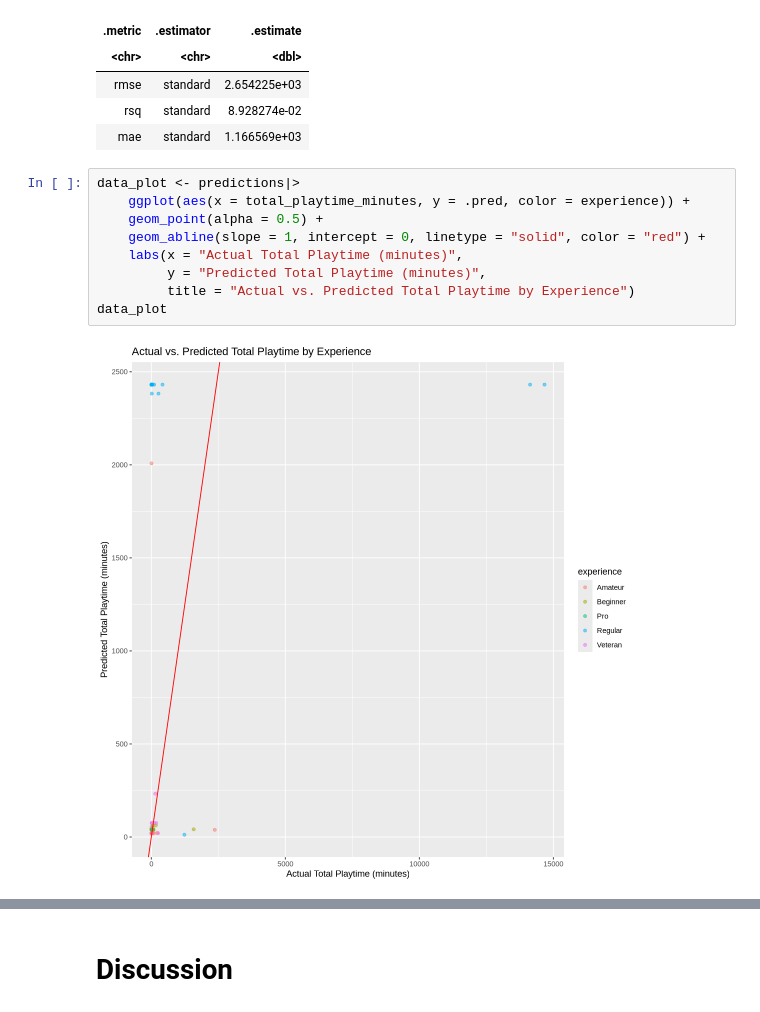
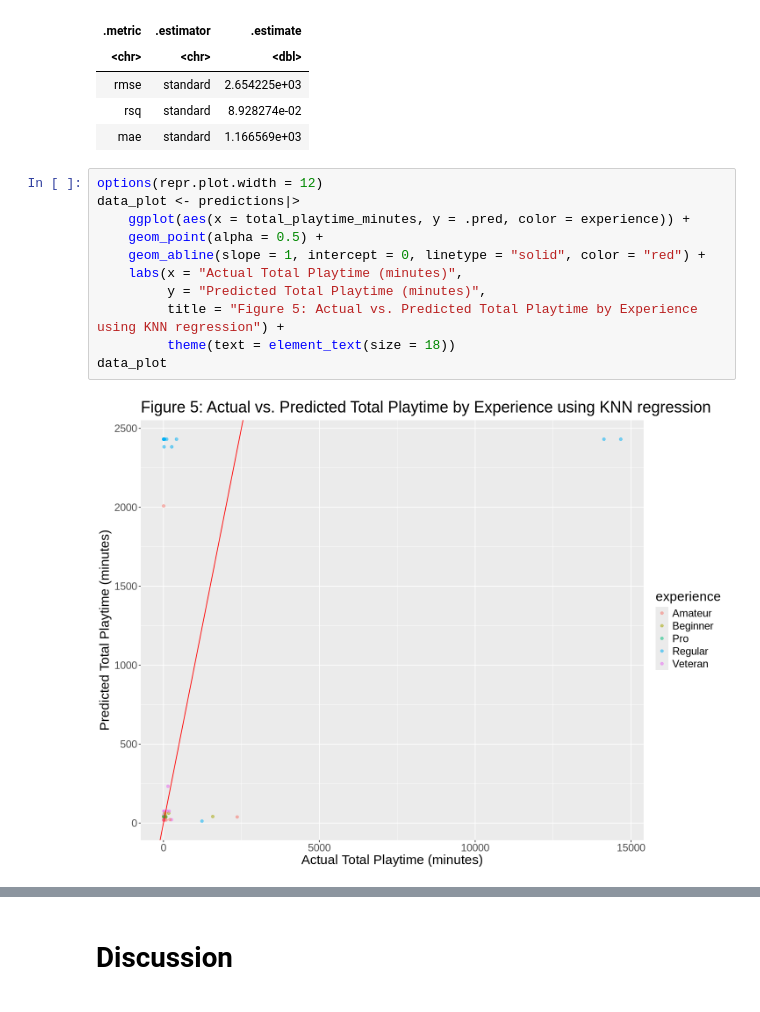
Before and after one commit to arevaura/dsci-100-2024w2-group-9, a Jupyter notebook: DSCI 100 007 - Group 9 Final Report.ipynb, the cells around one changed output, grey strips where cells are left out. Saved outputs shown, nothing was run; the diff lists cells and outputs as text.

```diff
--- a/DSCI 100 007 - Group 9 Final Report.ipynb
+++ b/DSCI 100 007 - Group 9 Final Report.ipynb
@@ -425,14 +422,16 @@ A tibble: 3 × 3
 | rsq | standard | 8.928274e-02 |
 | mae | standard | 1.166569e+03 |
 # %%
+options(repr.plot.width = 12)
 data_plot <- predictions|>
     ggplot(aes(x = total_playtime_minutes, y = .pred, color = experience)) +
     geom_point(alpha = 0.5) +
     geom_abline(slope = 1, intercept = 0, linetype = "solid", color = "red") +
     labs(x = "Actual Total Playtime (minutes)",
          y = "Predicted Total Playtime (minutes)",
-         title = "Actual vs. Predicted Total Playtime by Experience")
+         title = "Figure 5: Actual vs. Predicted Total Playtime by Experience using KNN regression") +
+         theme(text = element_text(size = 18))
 data_plot
 # %% [output]
-[figure, old version]
+[figure, new version]
 # %%
```
Also changed, not shown: parts of 14 cells of this notebook.
